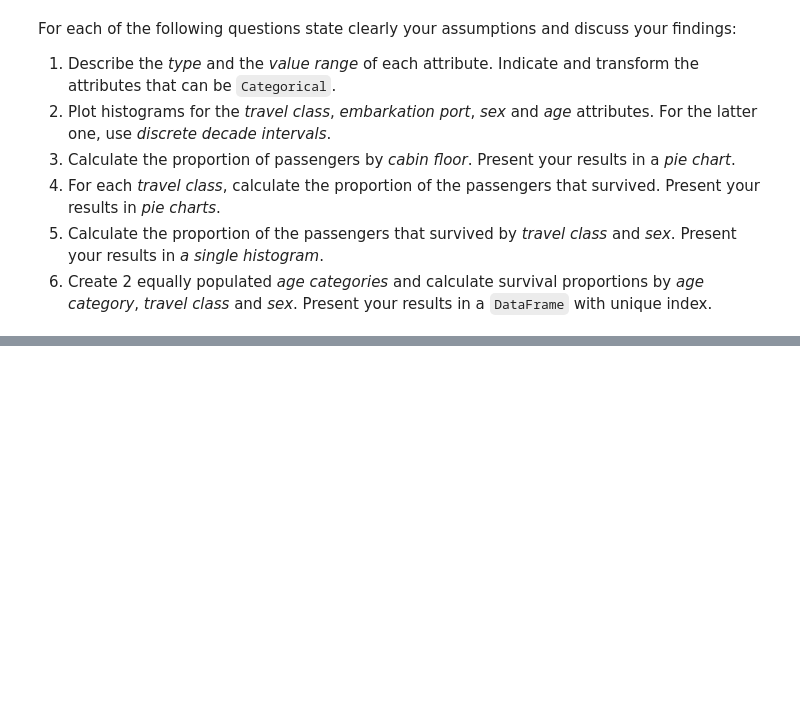
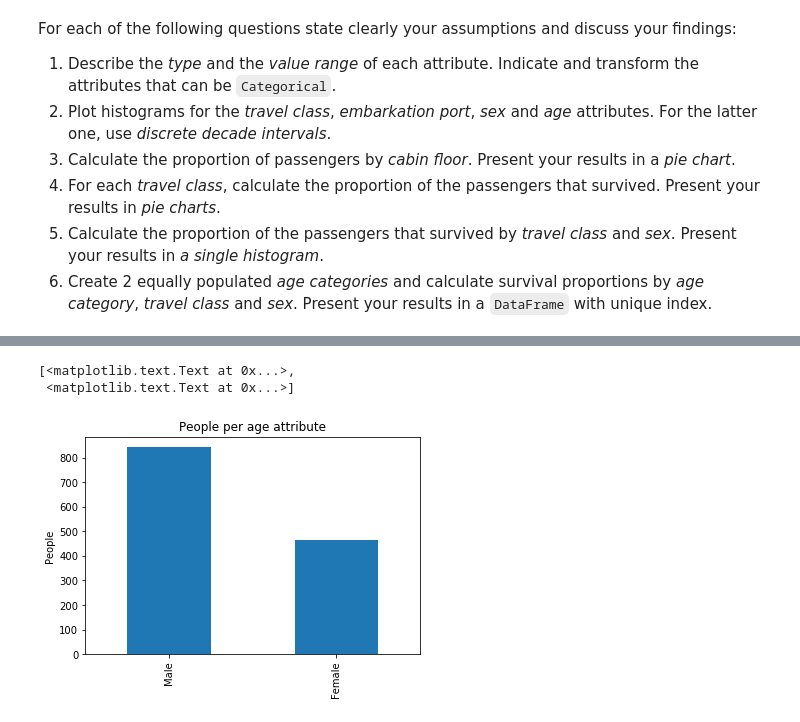
Before and after one commit to julied20/ada-2017, a Jupyter notebook: Homeworks/Homework01/Homework 1.ipynb, the cells around one changed output, grey strips where cells are left out. Saved outputs shown, nothing was run; the diff lists cells and outputs as text; code cells hidden in the pictures; blank space fills up the shorter version.

```diff
--- a/Homeworks/Homework01/Homework 1.ipynb
+++ b/Homeworks/Homework01/Homework 1.ipynb
@@ -104,0 +199,12 @@ For each of the following questions state clearly your assumptions and discuss y
+# %%
+# Histograms for sex attributes
+
+df = titanicData.sex.astype('category')
+sexPlot = df.value_counts().plot(kind='bar')
+sexPlot.set_title("People per age attribute")
+sexPlot.set_ylabel("People")
+sexPlot.set_xticklabels(["Male", "Female"])
+# %% [output]
+[<matplotlib.text.Text at 0x...>,
+ <matplotlib.text.Text at 0x...>]
+[figure, added]
```
Also changed, not shown: parts of 21 cells of this notebook.
